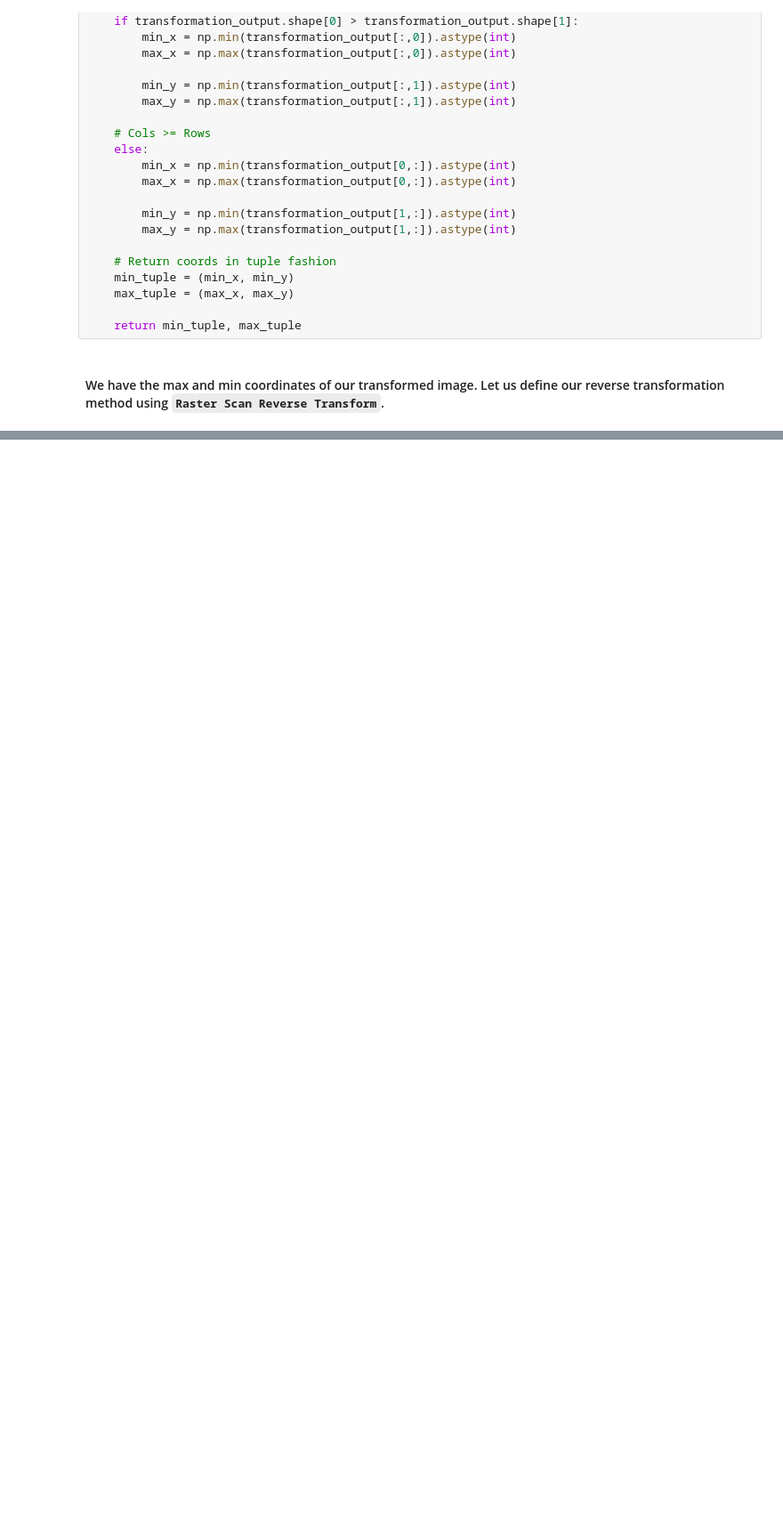
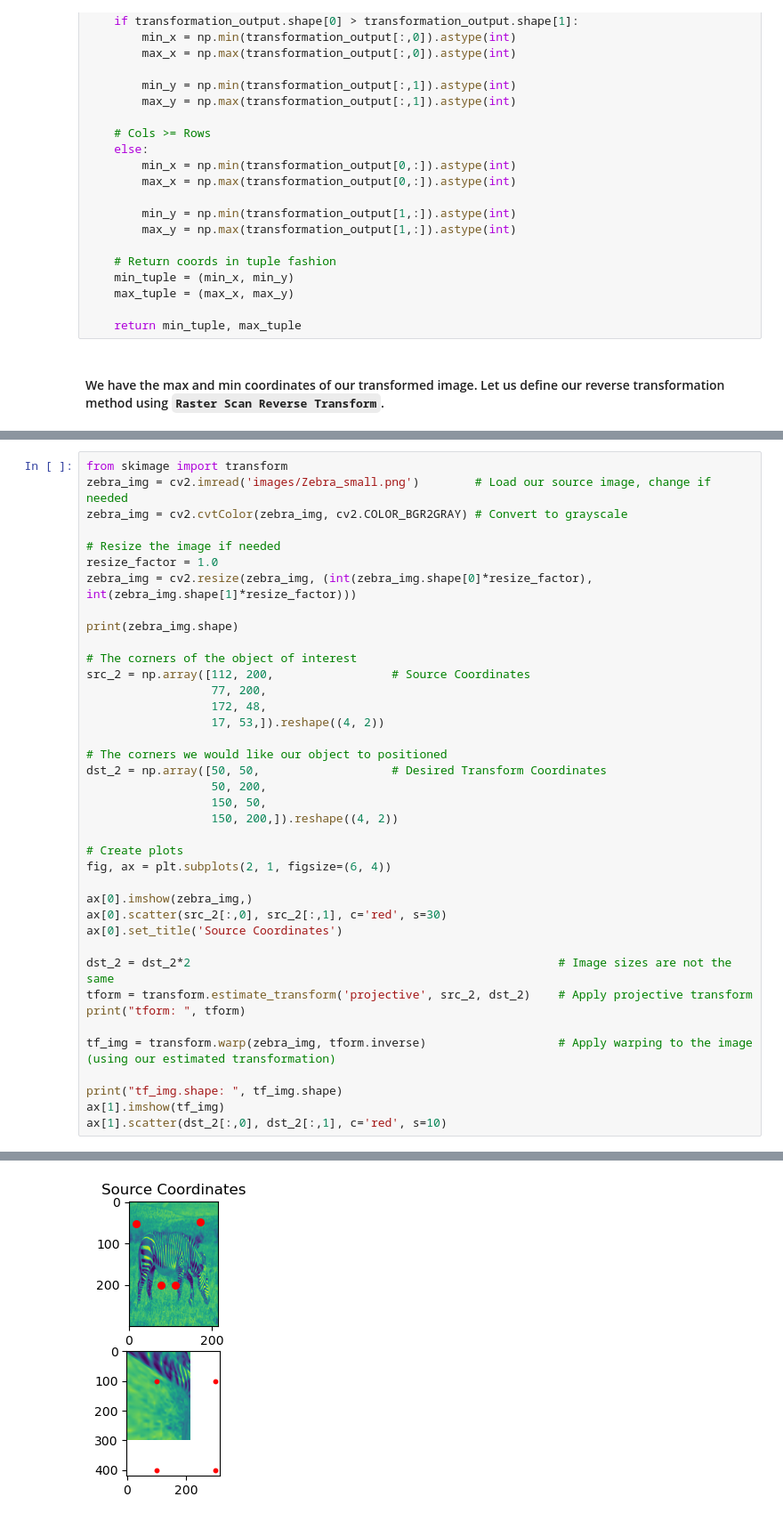
Before and after one commit to JoshuaG-K/transformation-visualization-tool, a Jupyter notebook: transformations.ipynb, the cells around one changed output, grey strips where cells are left out. Shown: that part at 89% size. Cells and saved outputs as stored; diff of their text form; blank space fills up the shorter version.

Commit message:
Revamped to tutorial-like structure.

```diff
--- a/transformations.ipynb
+++ b/transformations.ipynb
@@ -628,0 +808,40 @@ def raster_scan_reverse_transform(original_image, homogenous_input, homogenous_c
+# %%
+from skimage import transform
+zebra_img = cv2.imread('images/Zebra_small.png')        # Load our source image, change if needed
+zebra_img = cv2.cvtColor(zebra_img, cv2.COLOR_BGR2GRAY) # Convert to grayscale
+
+# Resize the image if needed
+resize_factor = 1.0
+zebra_img = cv2.resize(zebra_img, (int(zebra_img.shape[0]*resize_factor), int(zebra_img.shape[1]*resize_factor)))
+
+print(zebra_img.shape)
+
+# The corners of the object of interest
+src_2 = np.array([112, 200,                 # Source Coordinates
+                  77, 200,
+                  172, 48,
+                  17, 53,]).reshape((4, 2))
+
+# The corners we would like our object to positioned
+dst_2 = np.array([50, 50,                   # Desired Transform Coordinates
+                  50, 200,
+                  150, 50,
+                  150, 200,]).reshape((4, 2))
+
+# Create plots
+fig, ax = plt.subplots(2, 1, figsize=(6, 4))
+
+ax[0].imshow(zebra_img,)
+ax[0].scatter(src_2[:,0], src_2[:,1], c='red', s=30)
+ax[0].set_title('Source Coordinates')
+
+dst_2 = dst_2*2                                                     # Image sizes are not the same
+tform = transform.estimate_transform('projective', src_2, dst_2)    # Apply projective transform
+print("tform: ", tform)
+
+tf_img = transform.warp(zebra_img, tform.inverse)                   # Apply warping to the image (using our estimated transformation)
+
+print("tf_img.shape: ", tf_img.shape)
+ax[1].imshow(tf_img)
+ax[1].scatter(dst_2[:,0], dst_2[:,1], c='red', s=10)
+# %% [output]
@@ -628,0 +855 @@ def raster_scan_reverse_transform(original_image, homogenous_input, homogenous_c
+[figure, added]
```
Also changed, not shown: parts of 13 cells of this notebook.
